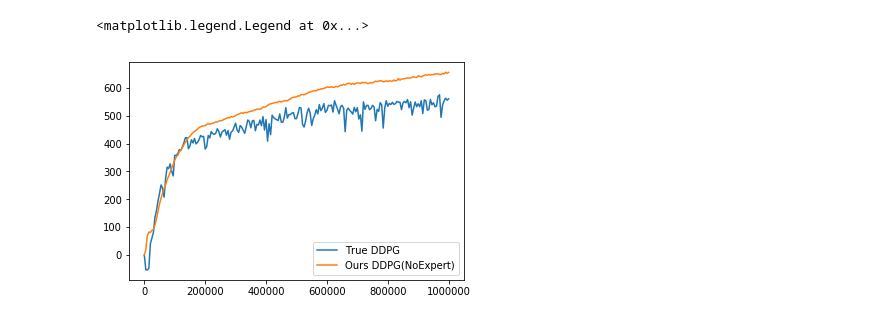
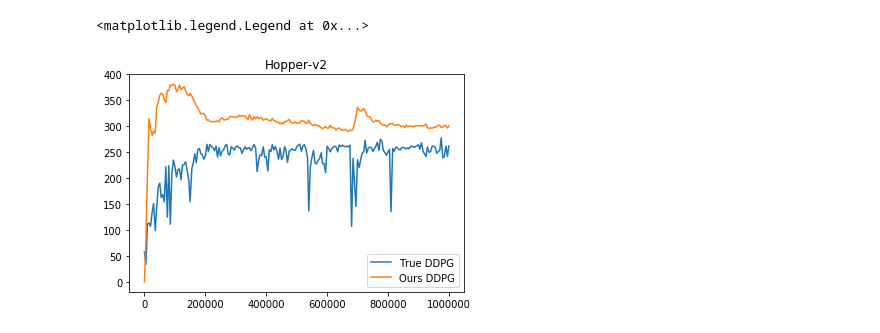
Before and after one commit to Glooow1024/RL-with-expert, a Jupyter notebook: visualize.ipynb, the cells around one changed output. Drawn from its saved outputs; the diff is of its cells as text; code cells hidden in the pictures.

Commit message:
add code for visualization

```diff
--- a/visualize.ipynb
+++ b/visualize.ipynb
@@ -25,18 +91,21 @@ plt.legend(loc=4)
 # %%
 import torch
 import numpy as np
 import seaborn as sns
 import matplotlib.pyplot as plt
 
-file = './results/ExpertDDPG_HalfCheetah-v2_3_without_expert.npz'
+seed = 9
+env_name = 'Hopper-v2'
+file = './results/'+env_name+'/ExpertDDPG_'+env_name+'_%d.npz'%seed
 f = np.load(file)
 steps = f['value_step']
 value_gd = np.mean(f['value_true'],1)
 value_pred = np.mean(f['value_pred'],1)
 
 plt.plot(steps, value_gd, label='True DDPG')
-plt.plot(steps, value_pred, label='Ours DDPG(NoExpert)')
+plt.plot(steps, value_pred, label='Ours DDPG')
+plt.title(env_name)
 plt.legend(loc=4)
 # %% [output]
 <matplotlib.legend.Legend at 0x...>
-[figure, old version]
+[figure, new version]
```
Also changed, not shown: parts of 9 cells of this notebook, 12 other files.
